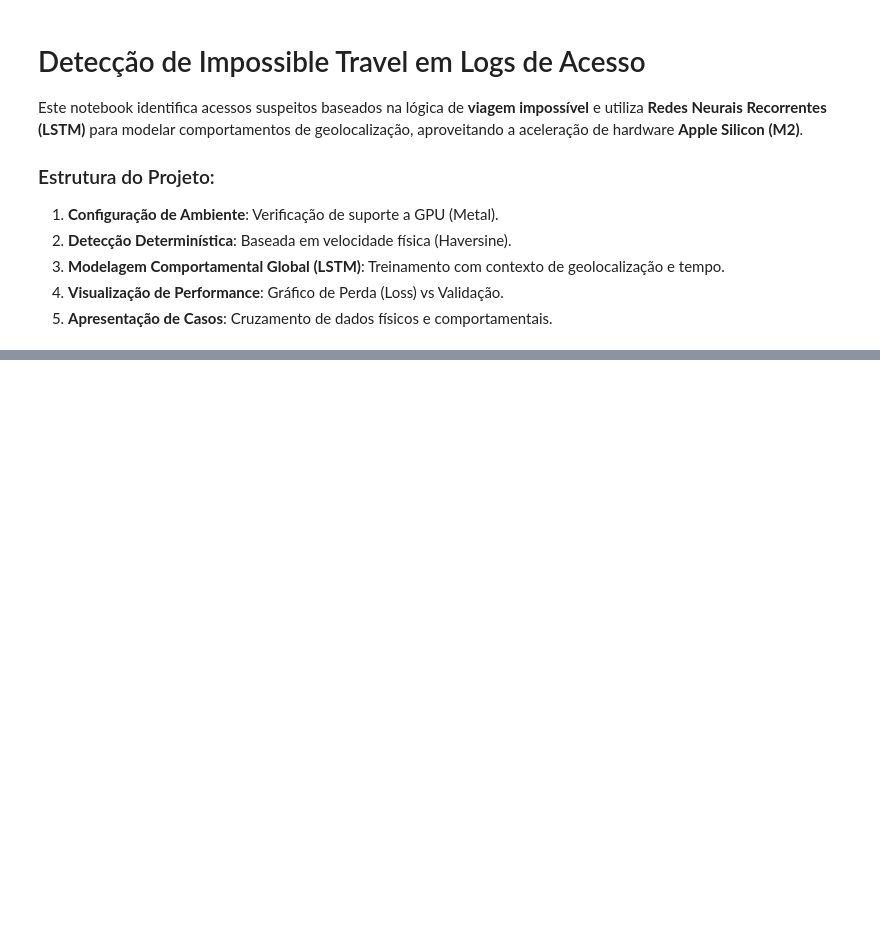
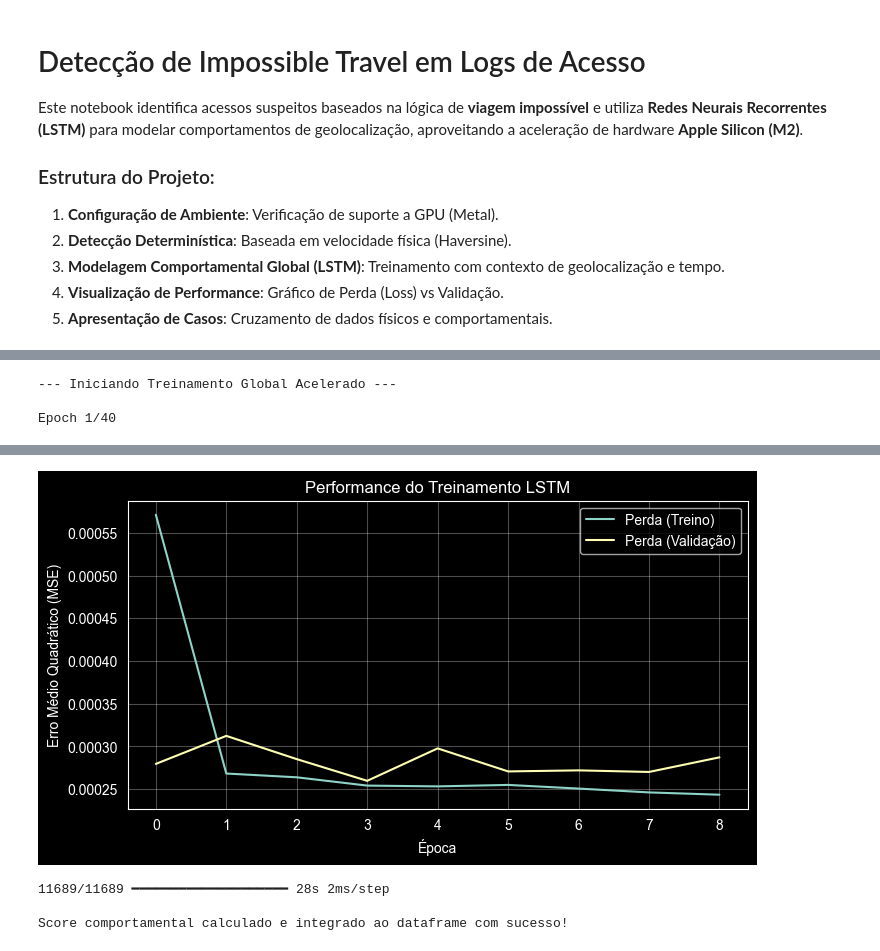
Before and after one commit to joaonetto/projetoAplicado-IV, a Jupyter notebook: notebook/project-ImpossibleTravel.ipynb, the cells around one changed output, grey strips where cells are left out. Cells and saved outputs as stored; diff of their text form; code cells hidden in the pictures; blank space fills up the shorter version.

Commit message:
Improve some chapters for Impossible travel

```diff
--- a/notebook/project-ImpossibleTravel.ipynb
+++ b/notebook/project-ImpossibleTravel.ipynb
@@ -422,0 +288,13 @@ Análise finalizada com diagnóstico de performance de treino.
+# %%
+df_success['prev_data'] = df_success.groupby('Usuário')['ts'].shift(1)
+df_success['prev_lat'] = df_success.groupby('Usuário')['latitude'].shift(1)
+df_success['prev_lon'] = df_success.groupby('Usuário')['longitude'].shift(1)
+df_success['prev_cidade'] = df_success.groupby('Usuário')['cidade'].shift(1)
+df_success['prev_accuracy'] = df_success.groupby('Usuário')['accuracy_radius_km'].shift(1)
+
+# Feature de Tempo Cíclico (Seno e Cosseno da hora do dia)
+df_success['hora_decimal'] = df_success['ts'].dt.hour + (df_success['ts'].dt.minute / 60.0)
+df_success['hora_sin'] = np.sin(2 * np.pi * df_success['hora_decimal'] / 24.0)
+df_success['hora_cos'] = np.cos(2 * np.pi * df_success['hora_decimal'] / 24.0)
+
+df_success[['dist_km', 'min_dist_km', 'time_diff_hours', 'speed_kmh', 'time_delta_sec']] = df_success.apply(calculate_travel_safe, axis=1)
@@ -422,0 +380,58 @@ Análise finalizada com diagnóstico de performance de treino.
+# %%
+if X_train.shape[0] > 0:
+    # 1. Captura dinâmica das dimensões para evitar hardcoding
+    janela_tempo = X_train.shape[1] # Corresponde ao N_STEPS (3)
+    num_features = X_train.shape[2] # Agora reconhecerá 5 automaticamente
+
+    model = Sequential([
+        LSTM(128, activation='tanh', input_shape=(janela_tempo, num_features), return_sequences=True),
+        Dropout(0.2), # Melhoria: Adicionado para evitar overfitting na transição final
+        LSTM(64, activation='tanh'),
+        Dropout(0.2),
+        Dense(2)      # Saída esperada: [Latitude, Longitude]
+    ])
+
+    model.compile(optimizer='adam', loss='mse')
+
+    # Parada inteligente do treinamento
+    early_stop = EarlyStopping(
+        monitor='val_loss',
+        patience=5,               # Espera 5 épocas sem melhora antes de parar
+        restore_best_weights=True
+    )
+
+    print("\n--- Iniciando Treinamento Global Acelerado ---\n")
+    history = model.fit(
+        X_train,
+        y_train,
+        epochs=40,
+        batch_size=64,
+        verbose=1,
+        validation_split=0.2,
+        callbacks=[early_stop]  # Aplicação do callback
+    )
+
+    # --- GRÁFICO DE PERFORMANCE DE TREINAMENTO ---
+    plt.figure(figsize=(8, 4))
+    plt.plot(history.history['loss'], label='Perda (Treino)')
+    plt.plot(history.history['val_loss'], label='Perda (Validação)')
+    plt.title('Performance do Treinamento LSTM')
+    plt.xlabel('Época')
+    plt.ylabel('Erro Médio Quadrático (MSE)')
+    plt.legend()
+    plt.grid(True, alpha=0.3)
+    plt.show()
+
+    # --- CÁLCULO DO ERRO COMPORTAMENTAL ---
+    y_pred = model.predict(X_train)
+    # A norma do vetor nos dá a distância Euclidiana entre a predição e o real (nas escalas normalizadas)
+    errors = np.linalg.norm(y_train - y_pred, axis=1)
+
+    # 2. Correção: Gravando os resultados no DataFrame
+    df_success['score_comportamental'] = 0.0
+    for i, idx in enumerate(target_indices):
+        if idx in df_success.index:
+            df_success.at[idx, 'score_comportamental'] = float(errors[i])
+
+    print("\nScore comportamental calculado e integrado ao dataframe com sucesso!")
+# %% [output]
@@ -422,0 +443,3 @@ Análise finalizada com diagnóstico de performance de treino.
+--- Iniciando Treinamento Global Acelerado ---
+
+Epoch 1/40
@@ -422,0 +464,4 @@ Análise finalizada com diagnóstico de performance de treino.
+[figure, added]
+11689/11689 ━━━━━━━━━━━━━━━━━━━━ 28s 2ms/step
+
+Score comportamental calculado e integrado ao dataframe com sucesso!
```
Also changed, not shown: parts of 47 cells of this notebook.
